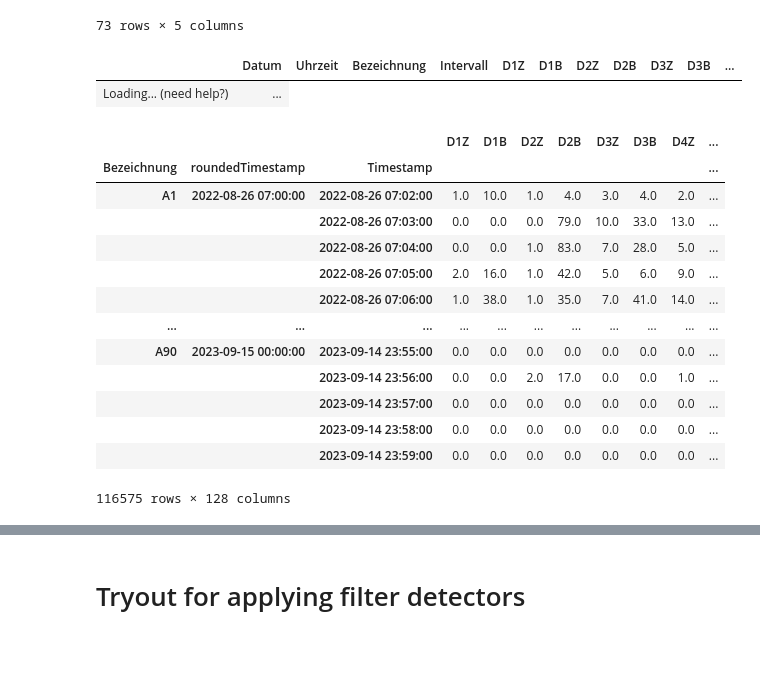
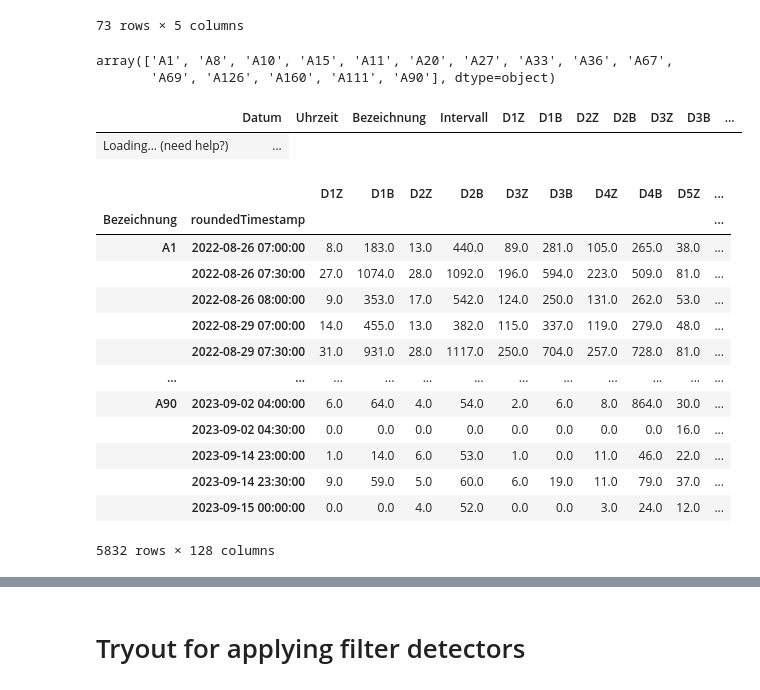
Before and after one commit to cathrinr/driving_change, a Jupyter notebook: trafficdata_exploration.ipynb, the cells around one changed output, grey strips where cells are left out. Drawn from its saved outputs; the diff is of its cells as text; code cells hidden in the pictures; blank space fills up the shorter version.

```diff
--- a/trafficdata_exploration.ipynb
+++ b/trafficdata_exploration.ipynb
@@ -62,6 +62,11 @@ detectors
 | 71 | A90 | D81 | 0 | 1 | 20 |
 | 72 | A90 | D21 | 1 | 0 | 100 |
 73 rows × 5 columns
+# %%
+intersections
+# %% [output]
+array(['A1', 'A8', 'A10', 'A15', 'A11', 'A20', 'A27', 'A33', 'A36', 'A67',
+       'A69', 'A126', 'A160', 'A111', 'A90'], dtype=object)
 # %%
 #filter traffic data for relevant intersections
 intersections = detectors.intersection.unique()
@@ -75,26 +80,26 @@ show(relevant_intersections_df)
 # %%
 #time transformation
 
 relevant_intersections_df['Timestamp'] = pd.to_datetime(relevant_intersections_df['Datum'] + ' ' + relevant_intersections_df['Uhrzeit'], format='%d.%m.%Y %H:%M')
 relevant_intersections_df.drop(columns=['Datum', 'Uhrzeit', 'Intervall'], inplace=True)
 
 #create new column for 30 min intervals to match with emission/ weather data
 relevant_intersections_df['roundedTimestamp'] = relevant_intersections_df['Timestamp'].dt.round('30min')
-
-relevant_intersections_df = relevant_intersections_df.groupby(['Bezeichnung', 'roundedTimestamp', 'Timestamp']).sum()
+relevant_intersections_df.drop(columns = 'Timestamp', inplace = True)
+relevant_intersections_df = relevant_intersections_df.groupby(['Bezeichnung', 'roundedTimestamp']).sum()
 relevant_intersections_df
 # %% [output]
-|  |  |  | D1Z | D1B | D2Z | D2B | D3Z | D3B | D4Z | ... |
-| Bezeichnung | roundedTimestamp | Timestamp |  |  |  |  |  |  |  | ... |
-| A1 | 2022-08-26 07:00:00 | 2022-08-26 07:02:00 | 1.0 | 10.0 | 1.0 | 4.0 | 3.0 | 4.0 | 2.0 | ... |
-|  |  | 2022-08-26 07:03:00 | 0.0 | 0.0 | 0.0 | 79.0 | 10.0 | 33.0 | 13.0 | ... |
-|  |  | 2022-08-26 07:04:00 | 0.0 | 0.0 | 1.0 | 83.0 | 7.0 | 28.0 | 5.0 | ... |
-|  |  | 2022-08-26 07:05:00 | 2.0 | 16.0 | 1.0 | 42.0 | 5.0 | 6.0 | 9.0 | ... |
-|  |  | 2022-08-26 07:06:00 | 1.0 | 38.0 | 1.0 | 35.0 | 7.0 | 41.0 | 14.0 | ... |
-| ... | ... | ... | ... | ... | ... | ... | ... | ... | ... | ... |
-| A90 | 2023-09-15 00:00:00 | 2023-09-14 23:55:00 | 0.0 | 0.0 | 0.0 | 0.0 | 0.0 | 0.0 | 0.0 | ... |
-|  |  | 2023-09-14 23:56:00 | 0.0 | 0.0 | 2.0 | 17.0 | 0.0 | 0.0 | 1.0 | ... |
-|  |  | 2023-09-14 23:57:00 | 0.0 | 0.0 | 0.0 | 0.0 | 0.0 | 0.0 | 0.0 | ... |
-|  |  | 2023-09-14 23:58:00 | 0.0 | 0.0 | 0.0 | 0.0 | 0.0 | 0.0 | 0.0 | ... |
-|  |  | 2023-09-14 23:59:00 | 0.0 | 0.0 | 0.0 | 0.0 | 0.0 | 0.0 | 0.0 | ... |
+|  |  | D1Z | D1B | D2Z | D2B | D3Z | D3B | D4Z | D4B | D5Z | ... |
+| Bezeichnung | roundedTimestamp |  |  |  |  |  |  |  |  |  | ... |
+| A1 | 2022-08-26 07:00:00 | 8.0 | 183.0 | 13.0 | 440.0 | 89.0 | 281.0 | 105.0 | 265.0 | 38.0 | ... |
+|  | 2022-08-26 07:30:00 | 27.0 | 1074.0 | 28.0 | 1092.0 | 196.0 | 594.0 | 223.0 | 509.0 | 81.0 | ... |
+|  | 2022-08-26 08:00:00 | 9.0 | 353.0 | 17.0 | 542.0 | 124.0 | 250.0 | 131.0 | 262.0 | 53.0 | ... |
+|  | 2022-08-29 07:00:00 | 14.0 | 455.0 | 13.0 | 382.0 | 115.0 | 337.0 | 119.0 | 279.0 | 48.0 | ... |
+|  | 2022-08-29 07:30:00 | 31.0 | 931.0 | 28.0 | 1117.0 | 250.0 | 704.0 | 257.0 | 728.0 | 81.0 | ... |
+| ... | ... | ... | ... | ... | ... | ... | ... | ... | ... | ... | ... |
+| A90 | 2023-09-02 04:00:00 | 6.0 | 64.0 | 4.0 | 54.0 | 2.0 | 6.0 | 8.0 | 864.0 | 30.0 | ... |
+|  | 2023-09-02 04:30:00 | 0.0 | 0.0 | 0.0 | 0.0 | 0.0 | 0.0 | 0.0 | 0.0 | 16.0 | ... |
+|  | 2023-09-14 23:00:00 | 1.0 | 14.0 | 6.0 | 53.0 | 1.0 | 0.0 | 11.0 | 46.0 | 22.0 | ... |
+|  | 2023-09-14 23:30:00 | 9.0 | 59.0 | 5.0 | 60.0 | 6.0 | 19.0 | 11.0 | 79.0 | 37.0 | ... |
+|  | 2023-09-15 00:00:00 | 0.0 | 0.0 | 4.0 | 52.0 | 0.0 | 0.0 | 3.0 | 24.0 | 12.0 | ... |
-116575 rows × 128 columns
+5832 rows × 128 columns
```
Also changed, not shown: parts of 5 cells of this notebook, 3 other files.
